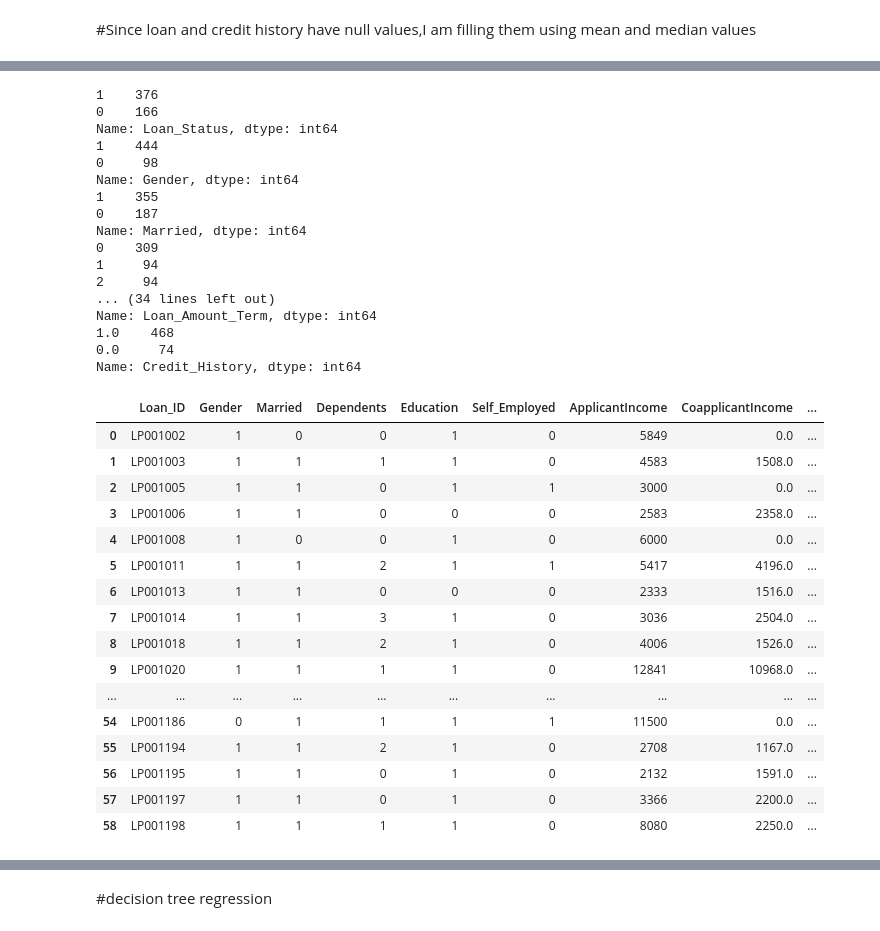
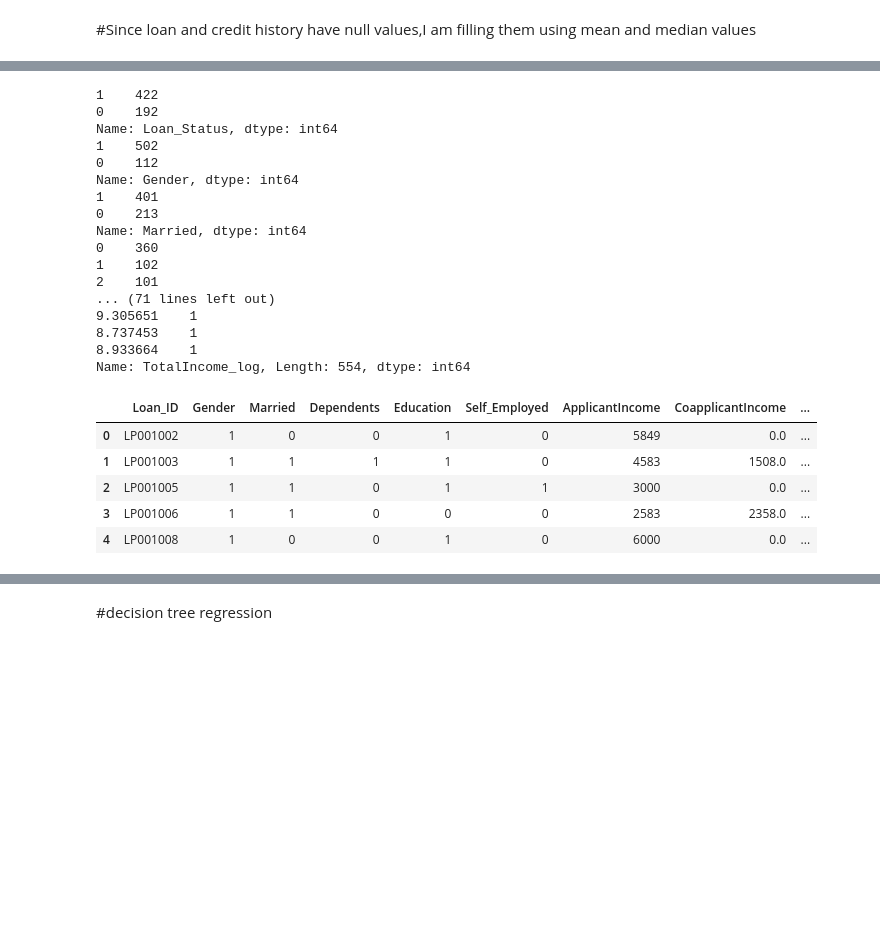
Before and after one commit to Salma11557/My-Codes, a Jupyter notebook: AI_project.ipynb, the cells around one changed output, grey strips where cells are left out. Saved outputs shown, nothing was run; the diff lists cells and outputs as text; code cells hidden in the pictures; blank space fills up the shorter version.

```diff
--- a/AI_project.ipynb
+++ b/AI_project.ipynb
@@ -86,3 +153,10 @@ df['Credit_History']=df['Credit_History'].fillna(df['Credit_History'].median())
+# %%
+#filling the numerical null values
+df['LoanAmount']=df['LoanAmount'].fillna(df['LoanAmount'].mean())
+df['LoanAmount_log']=df['LoanAmount_log'].fillna(df['LoanAmount_log'].mean())
+
+df['Loan_Amount_Term']=df['Loan_Amount_Term'].fillna(df['Loan_Amount_Term'].mean())
+df['Credit_History']=df['Credit_History'].fillna(df['Credit_History'].median())
 # %%
 df.isnull().sum()
 # %% [output]
@@ -105,3 +177,0 @@ dtype: int64
-# %%
-df.dropna(inplace=True)
-df.isnull().sum()
@@ -122,0 +178,2 @@ dtype: int64
+# %%
+df['TotalIncome']=df['ApplicantIncome']+df['CoapplicantIncome']
@@ -122,0 +185,2 @@ dtype: int64
+# %%
+df['TotalIncome_log']=np.log(df['TotalIncome'])
@@ -156,41 +235,33 @@ print(df['Property_Area'].value_counts())
 print(df['LoanAmount'].value_counts())
 print(df['Loan_Amount_Term'].value_counts())
 print(df['Credit_History'].value_counts())
+print(df['LoanAmount_log'].value_counts())
+print(df['TotalIncome'].value_counts())
+print(df['TotalIncome_log'].value_counts())
 # %% [output]
-1    376
-0    166
+1    422
+0    192
 Name: Loan_Status, dtype: int64
-1    444
-0     98
+1    502
+0    112
 Name: Gender, dtype: int64
-1    355
-0    187
+1    401
+0    213
 Name: Married, dtype: int64
-0    309
-1     94
-2     94
-... (34 lines left out)
-Name: Loan_Amount_Term, dtype: int64
-1.0    468
-0.0     74
-Name: Credit_History, dtype: int64
+0    360
+1    102
+2    101
+... (71 lines left out)
+9.305651    1
+8.737453    1
+8.933664    1
+Name: TotalIncome_log, Length: 554, dtype: int64
 # %%
-df.head(50)
+df.head()
 # %% [output]
 |  | Loan_ID | Gender | Married | Dependents | Education | Self_Employed | ApplicantIncome | CoapplicantIncome | ... |
 | 0 | LP001002 | 1 | 0 | 0 | 1 | 0 | 5849 | 0.0 | ... |
 | 1 | LP001003 | 1 | 1 | 1 | 1 | 0 | 4583 | 1508.0 | ... |
 | 2 | LP001005 | 1 | 1 | 0 | 1 | 1 | 3000 | 0.0 | ... |
 | 3 | LP001006 | 1 | 1 | 0 | 0 | 0 | 2583 | 2358.0 | ... |
 | 4 | LP001008 | 1 | 0 | 0 | 1 | 0 | 6000 | 0.0 | ... |
-| 5 | LP001011 | 1 | 1 | 2 | 1 | 1 | 5417 | 4196.0 | ... |
-| 6 | LP001013 | 1 | 1 | 0 | 0 | 0 | 2333 | 1516.0 | ... |
-| 7 | LP001014 | 1 | 1 | 3 | 1 | 0 | 3036 | 2504.0 | ... |
-| 8 | LP001018 | 1 | 1 | 2 | 1 | 0 | 4006 | 1526.0 | ... |
-| 9 | LP001020 | 1 | 1 | 1 | 1 | 0 | 12841 | 10968.0 | ... |
-| ... | ... | ... | ... | ... | ... | ... | ... | ... | ... |
-| 54 | LP001186 | 0 | 1 | 1 | 1 | 1 | 11500 | 0.0 | ... |
-| 55 | LP001194 | 1 | 1 | 2 | 1 | 0 | 2708 | 1167.0 | ... |
-| 56 | LP001195 | 1 | 1 | 0 | 1 | 0 | 2132 | 1591.0 | ... |
-| 57 | LP001197 | 1 | 1 | 0 | 1 | 0 | 3366 | 2200.0 | ... |
-| 58 | LP001198 | 1 | 1 | 1 | 1 | 0 | 8080 | 2250.0 | ... |
```
Also changed, not shown: parts of 73 cells of this notebook.
